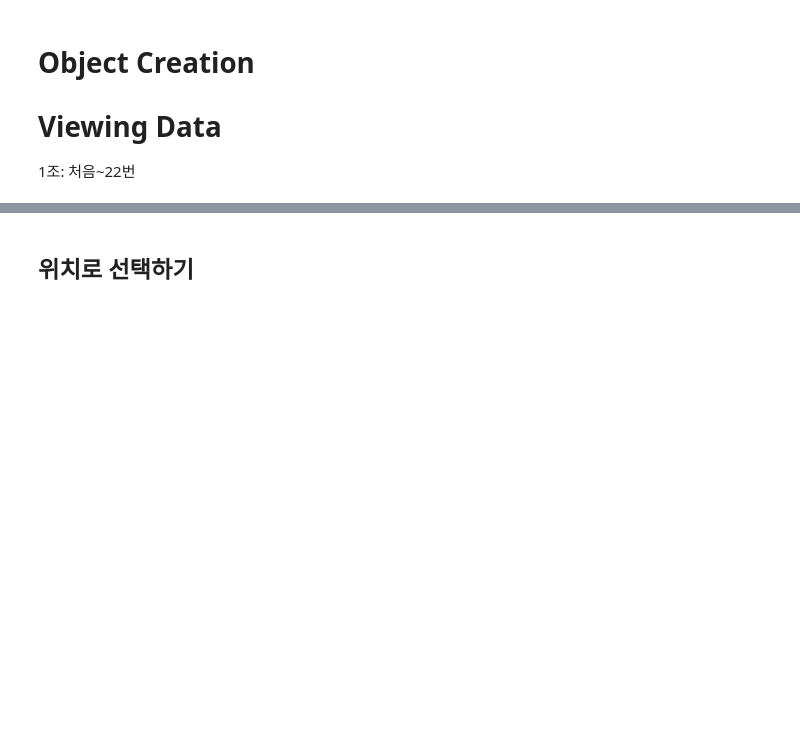
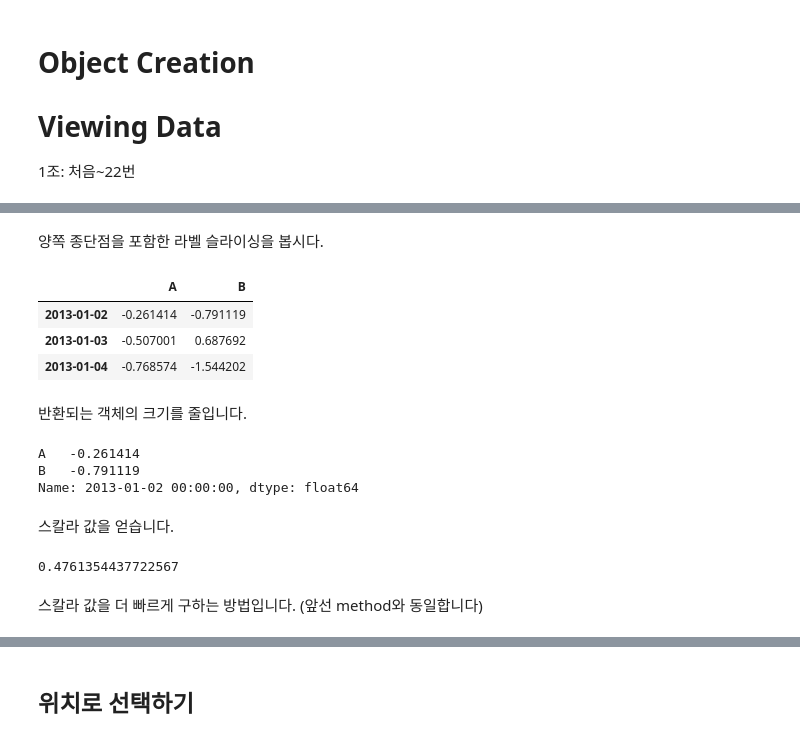
Before and after one commit to dataitgirls2/10minutes2pandas, a Jupyter notebook: index.ipynb, the cells around one changed output, grey strips where cells are left out. Cells and saved outputs as stored; diff of their text form; code cells hidden in the pictures; blank space fills up the shorter version.

```diff
--- a/index.ipynb
+++ b/index.ipynb
@@ -16,0 +78,25 @@ import matplotlib.pyplot as plt
+# %% [markdown]
+양쪽 종단점을 포함한 라벨 슬라이싱을 봅시다.
+# %%
+df.loc['20130102':'20130104', ['A','B']]
+# %% [output]
+|  | A | B |
+| 2013-01-02 | -0.261414 | -0.791119 |
+| 2013-01-03 | -0.507001 | 0.687692 |
+| 2013-01-04 | -0.768574 | -1.544202 |
+# %% [markdown]
+반환되는 객체의 크기를 줄입니다.
+# %%
+df.loc['20130102',['A','B']]
+# %% [output]
+A   -0.261414
+B   -0.791119
+Name: 2013-01-02 00:00:00, dtype: float64
+# %% [markdown]
+스칼라 값을 얻습니다.
+# %%
+df.loc[dates[0],'A']
+# %% [output]
+0.4761354437722567
+# %% [markdown]
+스칼라 값을 더 빠르게 구하는 방법입니다. (앞선 method와 동일합니다)
```
Also changed, not shown: parts of 17 cells of this notebook.
